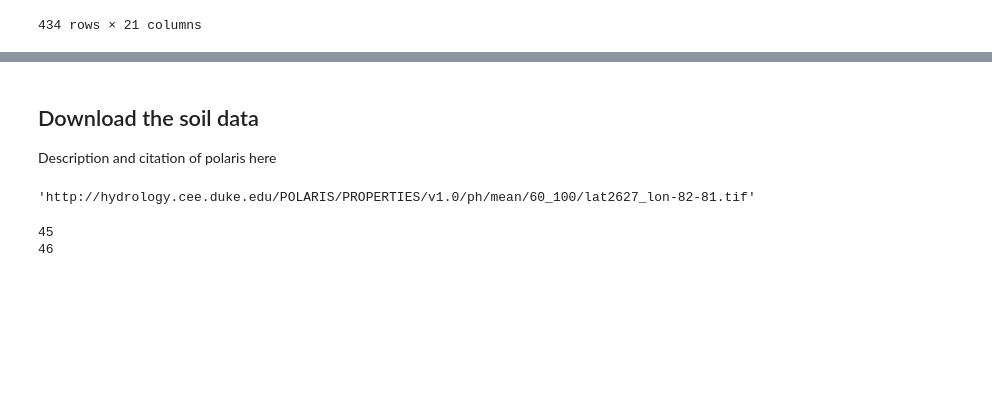
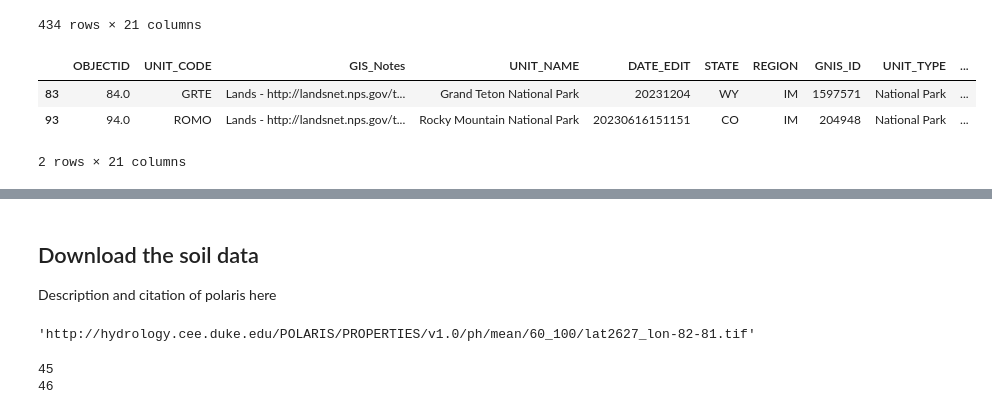
Before and after one commit to npwelsh/habitat_suitability, a Jupyter notebook: Tetraneuris-grandiflora_AOI.ipynb, the cells around one changed output, grey strips where cells are left out. Drawn from its saved outputs; the diff is of its cells as text; code cells hidden in the pictures; blank space fills up the shorter version.

```diff
--- a/Tetraneuris-grandiflora_AOI.ipynb
+++ b/Tetraneuris-grandiflora_AOI.ipynb
@@ -90,3 +98,17 @@ nps_gdf
 | 432 | 433.0 | BLSC | Lands - https://landsnet.nps.gov/... | Blackwell School National Histori... | 20221209094322 | TX | IM |  | National Historic Site | ... |
 | 433 | 434.0 | AMME | Unofficial Boundary of American M... | American Memorial Park | 20150422 |  | PW | 1879026 | Affiliated Area | ... |
 434 rows × 21 columns
+# %%
+#Select two AOI(s)
+nps_aois = ['Grand Teton','Rocky Mountain']
+
+aoi_gdf = nps_gdf[nps_gdf['PARKNAME'].isin(nps_aois)]
+
+aoi_gdf.to_file("GTNP_RMNP_aoi.shp")
+
+aoi_gdf
+# %% [output]
+|  | OBJECTID | UNIT_CODE | GIS_Notes | UNIT_NAME | DATE_EDIT | STATE | REGION | GNIS_ID | UNIT_TYPE | ... |
+| 83 | 84.0 | GRTE | Lands - http://landsnet.nps.gov/t... | Grand Teton National Park | 20231204 | WY | IM | 1597571 | National Park | ... |
+| 93 | 94.0 | ROMO | Lands - http://landsnet.nps.gov/t... | Rocky Mountain National Park | 20230616151151 | CO | IM | 204948 | National Park | ... |
+2 rows × 21 columns
```
Also changed, not shown: parts of 3 cells of this notebook.
